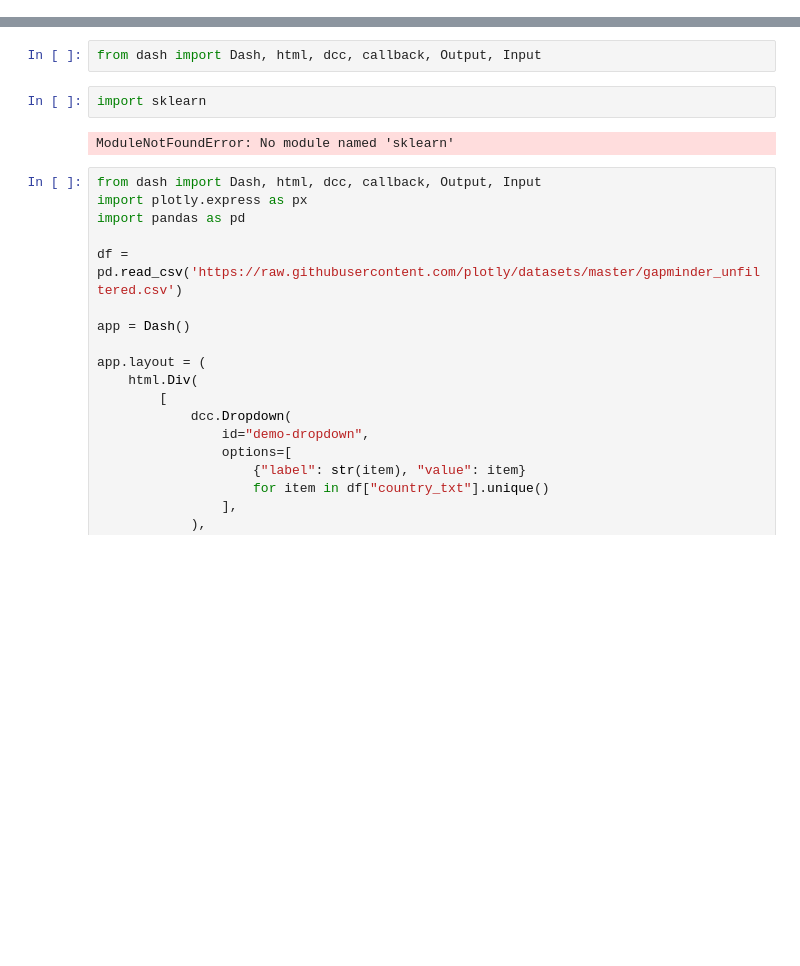
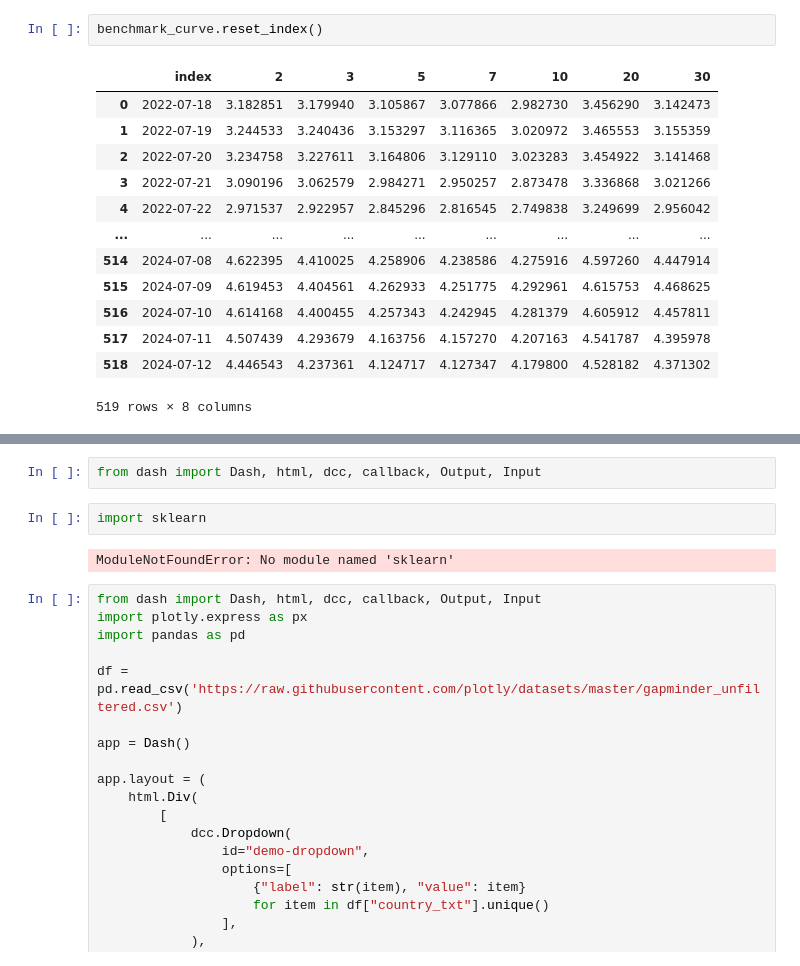
Before and after one commit to haohaom1/butterfly-rv, a Jupyter notebook: regression analysis.ipynb, the cells around one changed output, grey strips where cells are left out. Saved outputs shown, nothing was run; the diff lists cells and outputs as text; blank space fills up the shorter version.

```diff
--- a/regression analysis.ipynb
+++ b/regression analysis.ipynb
@@ -11,0 +14,16 @@ benchmark_curve.plot()
+# %%
+benchmark_curve.reset_index()
+# %% [output]
+|  | index | 2 | 3 | 5 | 7 | 10 | 20 | 30 |
+| 0 | 2022-07-18 | 3.182851 | 3.179940 | 3.105867 | 3.077866 | 2.982730 | 3.456290 | 3.142473 |
+| 1 | 2022-07-19 | 3.244533 | 3.240436 | 3.153297 | 3.116365 | 3.020972 | 3.465553 | 3.155359 |
+| 2 | 2022-07-20 | 3.234758 | 3.227611 | 3.164806 | 3.129110 | 3.023283 | 3.454922 | 3.141468 |
+| 3 | 2022-07-21 | 3.090196 | 3.062579 | 2.984271 | 2.950257 | 2.873478 | 3.336868 | 3.021266 |
+| 4 | 2022-07-22 | 2.971537 | 2.922957 | 2.845296 | 2.816545 | 2.749838 | 3.249699 | 2.956042 |
+| ... | ... | ... | ... | ... | ... | ... | ... | ... |
+| 514 | 2024-07-08 | 4.622395 | 4.410025 | 4.258906 | 4.238586 | 4.275916 | 4.597260 | 4.447914 |
+| 515 | 2024-07-09 | 4.619453 | 4.404561 | 4.262933 | 4.251775 | 4.292961 | 4.615753 | 4.468625 |
+| 516 | 2024-07-10 | 4.614168 | 4.400455 | 4.257343 | 4.242945 | 4.281379 | 4.605912 | 4.457811 |
+| 517 | 2024-07-11 | 4.507439 | 4.293679 | 4.163756 | 4.157270 | 4.207163 | 4.541787 | 4.395978 |
+| 518 | 2024-07-12 | 4.446543 | 4.237361 | 4.124717 | 4.127347 | 4.179800 | 4.528182 | 4.371302 |
+519 rows × 8 columns
```
Also changed, not shown: parts of 3 cells of this notebook, 1 other file.
